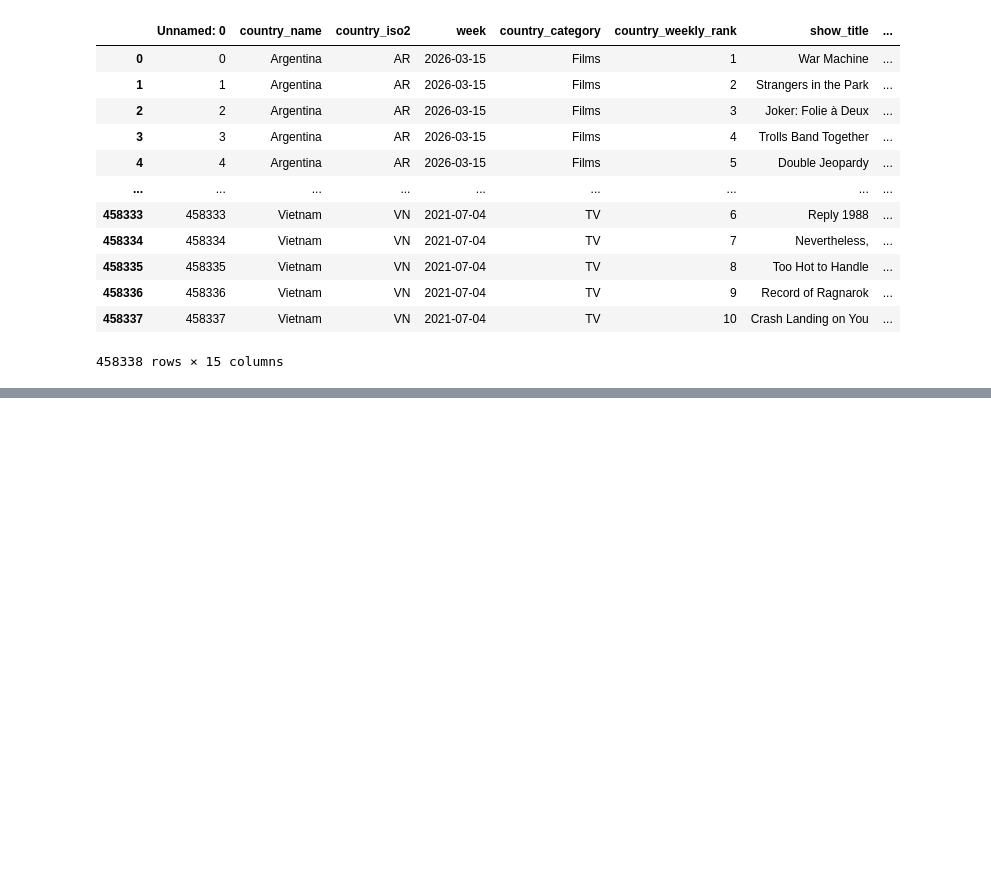
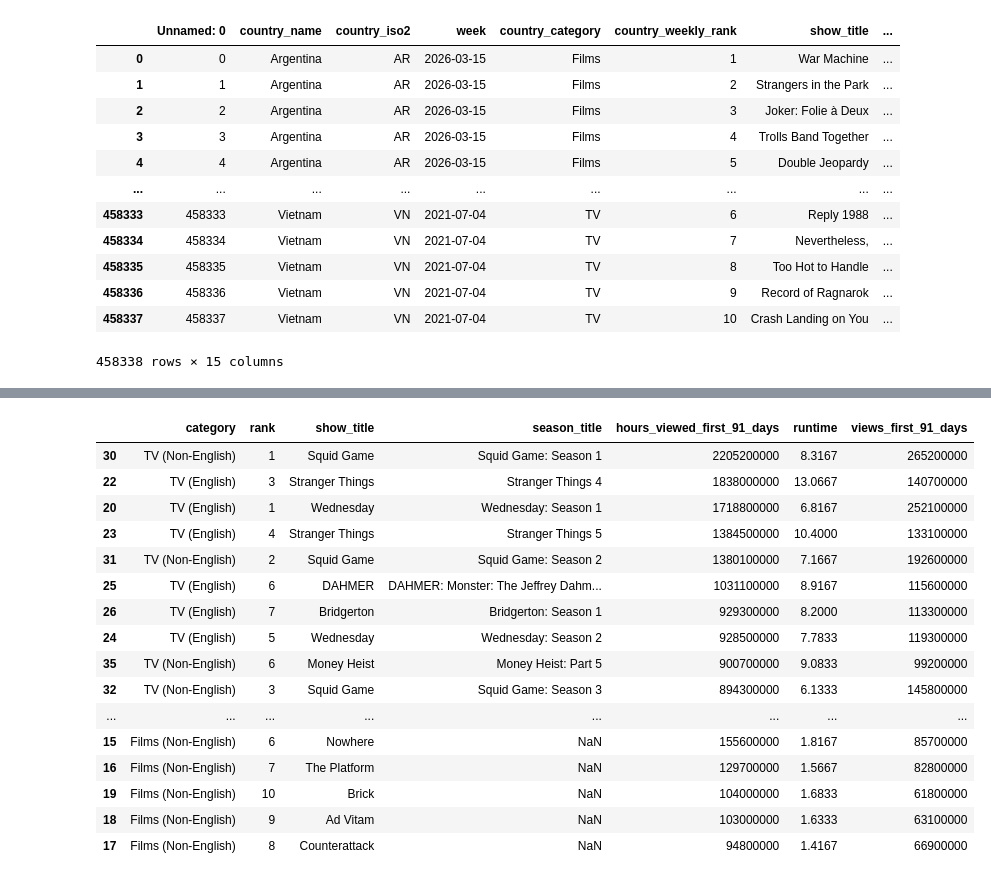
Before and after one commit to Akina-Aoki/Netflix_Analytics_DE_UX, a Jupyter notebook: eda/eda_gavin.ipynb, the cells around one changed output, grey strips where cells are left out. Saved outputs shown, nothing was run; the diff lists cells and outputs as text; code cells hidden in the pictures; blank space fills up the shorter version.

```diff
--- a/eda/eda_gavin.ipynb
+++ b/eda/eda_gavin.ipynb
@@ -101,0 +169,21 @@ df
+# %%
+# Most hours viewed
+global_alltime.sort_values('hours_viewed_first_91_days', ascending=False)
+# %% [output]
+|  | category | rank | show_title | season_title | hours_viewed_first_91_days | runtime | views_first_91_days |
+| 30 | TV (Non-English) | 1 | Squid Game | Squid Game: Season 1 | 2205200000 | 8.3167 | 265200000 |
+| 22 | TV (English) | 3 | Stranger Things | Stranger Things 4 | 1838000000 | 13.0667 | 140700000 |
+| 20 | TV (English) | 1 | Wednesday | Wednesday: Season 1 | 1718800000 | 6.8167 | 252100000 |
+| 23 | TV (English) | 4 | Stranger Things | Stranger Things 5 | 1384500000 | 10.4000 | 133100000 |
+| 31 | TV (Non-English) | 2 | Squid Game | Squid Game: Season 2 | 1380100000 | 7.1667 | 192600000 |
+| 25 | TV (English) | 6 | DAHMER | DAHMER: Monster: The Jeffrey Dahm... | 1031100000 | 8.9167 | 115600000 |
+| 26 | TV (English) | 7 | Bridgerton | Bridgerton: Season 1 | 929300000 | 8.2000 | 113300000 |
+| 24 | TV (English) | 5 | Wednesday | Wednesday: Season 2 | 928500000 | 7.7833 | 119300000 |
+| 35 | TV (Non-English) | 6 | Money Heist | Money Heist: Part 5 | 900700000 | 9.0833 | 99200000 |
+| 32 | TV (Non-English) | 3 | Squid Game | Squid Game: Season 3 | 894300000 | 6.1333 | 145800000 |
+| ... | ... | ... | ... | ... | ... | ... | ... |
+| 15 | Films (Non-English) | 6 | Nowhere | NaN | 155600000 | 1.8167 | 85700000 |
+| 16 | Films (Non-English) | 7 | The Platform | NaN | 129700000 | 1.5667 | 82800000 |
+| 19 | Films (Non-English) | 10 | Brick | NaN | 104000000 | 1.6833 | 61800000 |
+| 18 | Films (Non-English) | 9 | Ad Vitam | NaN | 103000000 | 1.6333 | 63100000 |
+| 17 | Films (Non-English) | 8 | Counterattack | NaN | 94800000 | 1.4167 | 66900000 |
```
Also changed, not shown: parts of 30 cells of this notebook.
